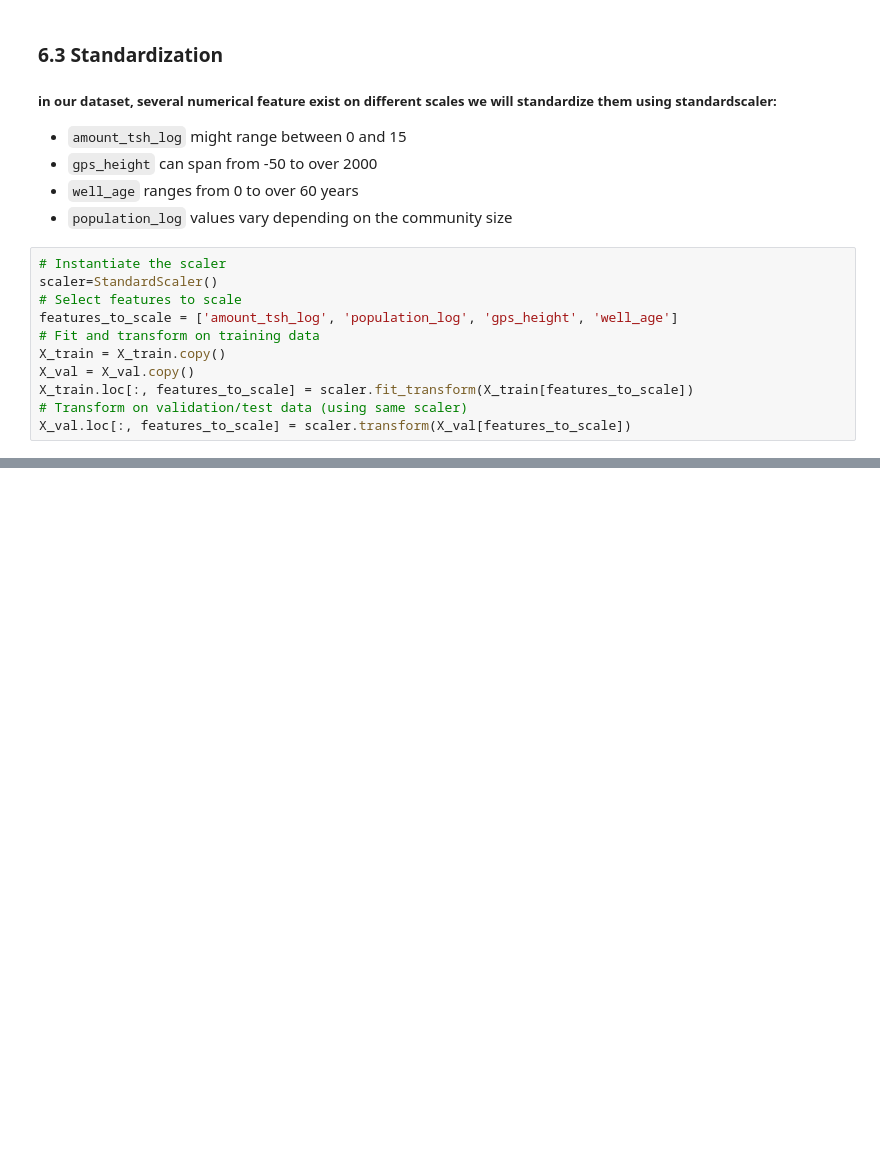
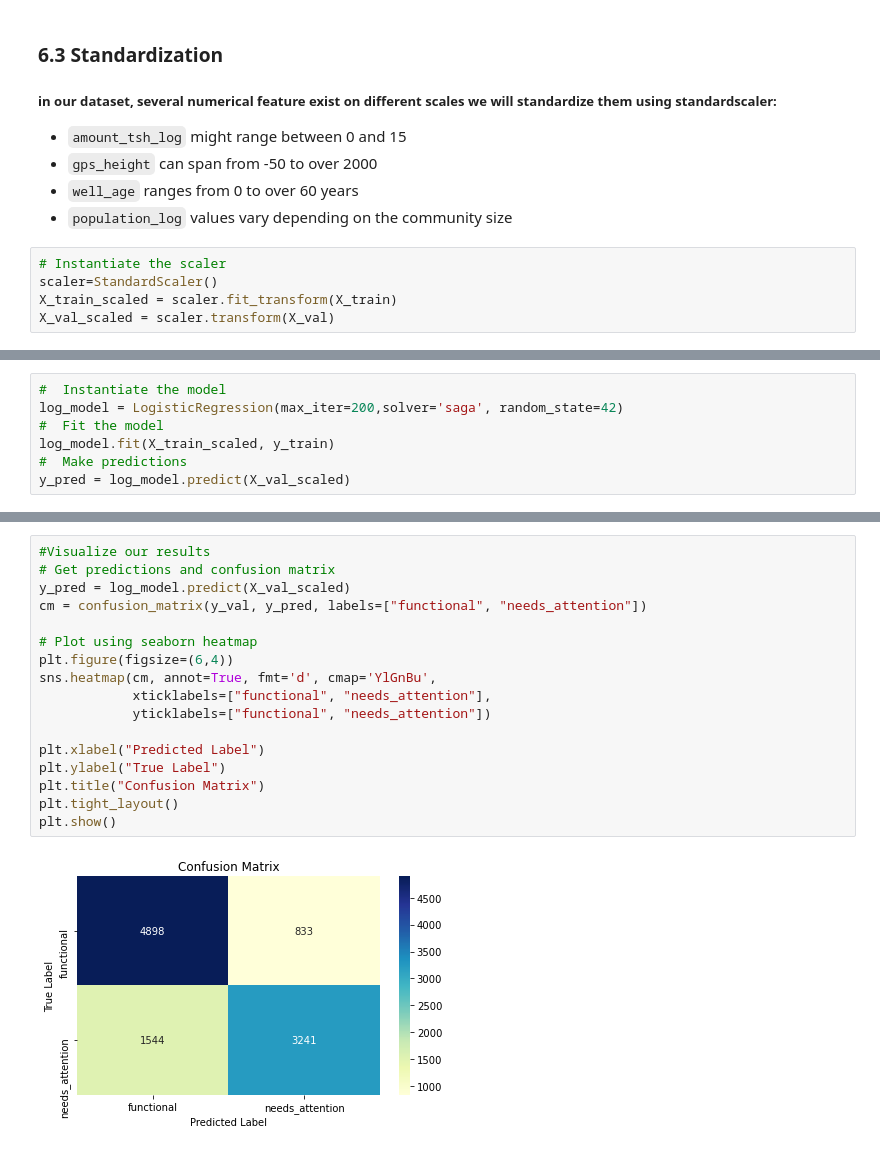
Before and after one commit to CharityPM/tanzanian-water-wells-prediction, a Jupyter notebook: waterwellsprediction.ipynb, the cells around one changed output, grey strips where cells are left out. Drawn from its saved outputs; the diff is of its cells as text; blank space fills up the shorter version.

```diff
--- a/waterwellsprediction.ipynb
+++ b/waterwellsprediction.ipynb
@@ -682,11 +725,5 @@ X_train, X_val, y_train, y_val = train_test_split( X, y, stratify=y, test_size=0
 # %%
 # Instantiate the scaler
 scaler=StandardScaler()
-# Select features to scale
-features_to_scale = ['amount_tsh_log', 'population_log', 'gps_height', 'well_age']
-# Fit and transform on training data
-X_train = X_train.copy()
-X_val = X_val.copy()
-X_train.loc[:, features_to_scale] = scaler.fit_transform(X_train[features_to_scale])
-# Transform on validation/test data (using same scaler)
-X_val.loc[:, features_to_scale] = scaler.transform(X_val[features_to_scale])
+X_train_scaled = scaler.fit_transform(X_train)
+X_val_scaled = scaler.transform(X_val)
@@ -692,0 +733,7 @@ X_val.loc[:, features_to_scale] = scaler.transform(X_val[features_to_scale])
+# %%
+#  Instantiate the model
+log_model = LogisticRegression(max_iter=200,solver='saga', random_state=42)
+#  Fit the model
+log_model.fit(X_train_scaled, y_train)
+#  Make predictions
+y_pred = log_model.predict(X_val_scaled)
@@ -692,0 +766,19 @@ X_val.loc[:, features_to_scale] = scaler.transform(X_val[features_to_scale])
+# %%
+#Visualize our results
+# Get predictions and confusion matrix
+y_pred = log_model.predict(X_val_scaled)
+cm = confusion_matrix(y_val, y_pred, labels=["functional", "needs_attention"])
+
+# Plot using seaborn heatmap
+plt.figure(figsize=(6,4))
+sns.heatmap(cm, annot=True, fmt='d', cmap='YlGnBu',
+            xticklabels=["functional", "needs_attention"],
+            yticklabels=["functional", "needs_attention"])
+
+plt.xlabel("Predicted Label")
+plt.ylabel("True Label")
+plt.title("Confusion Matrix")
+plt.tight_layout()
+plt.show()
+# %% [output]
+[figure, added]
```
Also changed, not shown: parts of 16 cells of this notebook.
